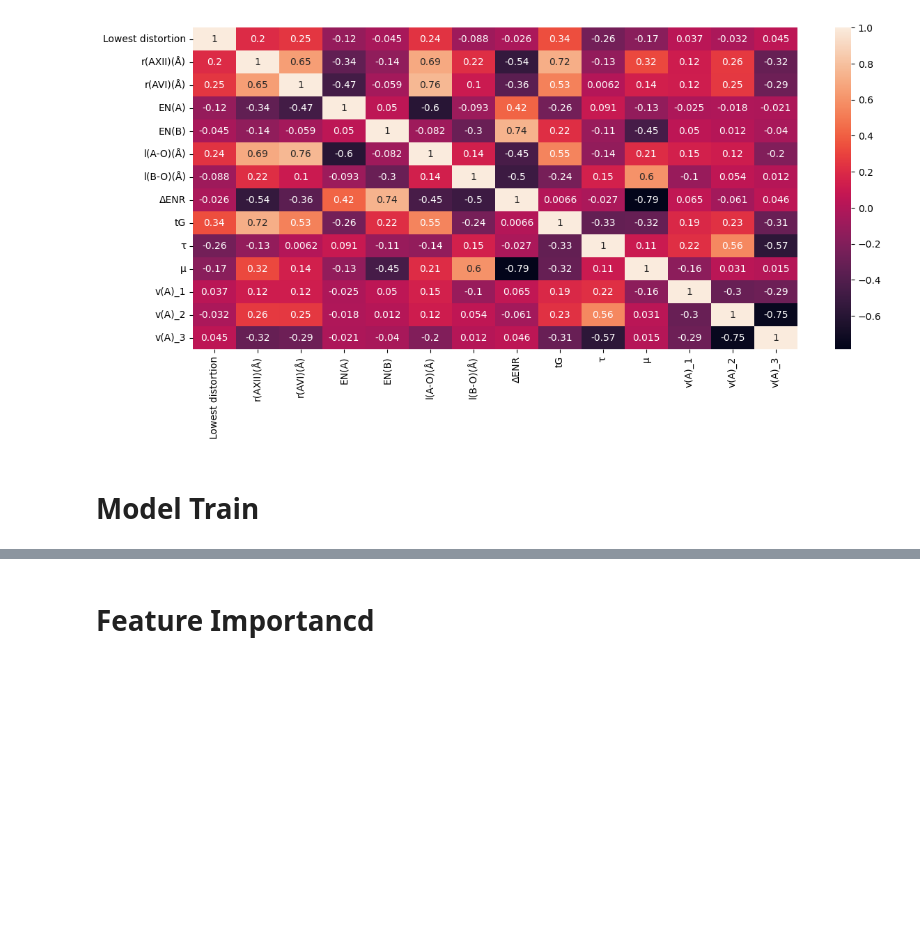
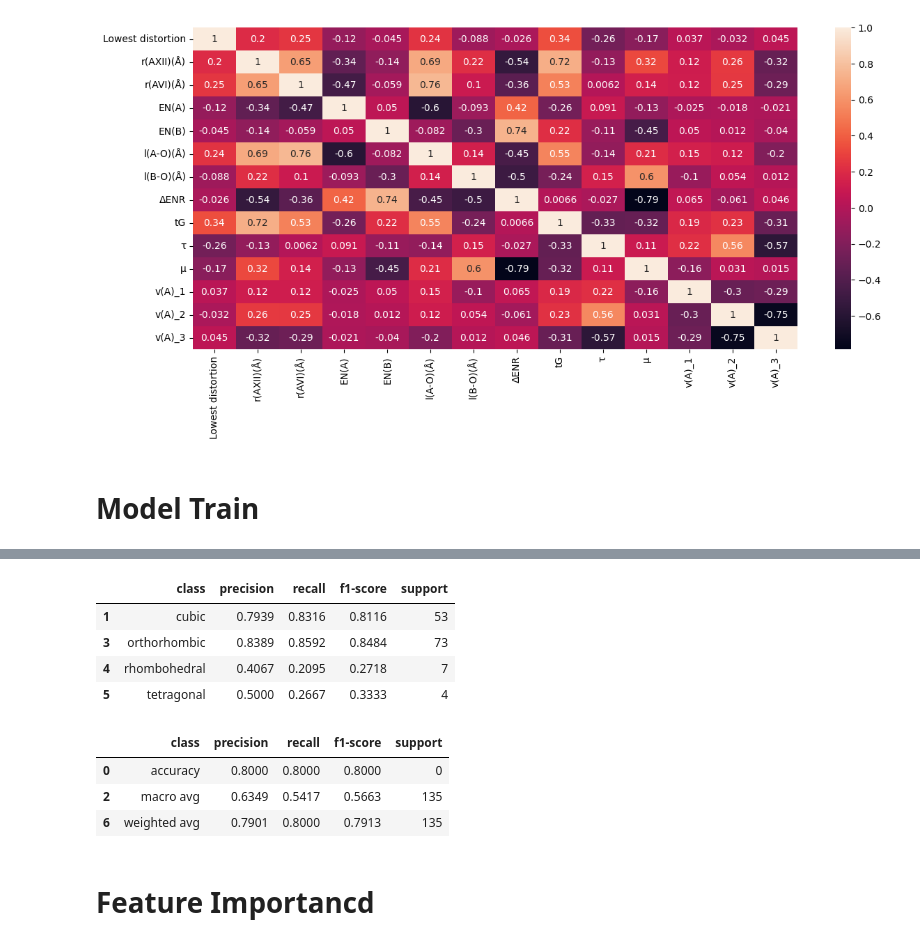
Before and after one commit to omarfarukof/ABO3_Perovskites_Classification, a Jupyter notebook: Notebook/model.ipynb, the cells around one changed output, grey strips where cells are left out. Drawn from its saved outputs; the diff is of its cells as text; code cells hidden in the pictures; blank space fills up the shorter version.

```diff
--- a/Notebook/model.ipynb
+++ b/Notebook/model.ipynb
@@ -436,3 +837,18 @@ accuracy_score(y_test, y_pred)
+# %%
+averaged_report
+# %% [output]
+|  | class | precision | recall | f1-score | support |
+| 1 | cubic | 0.7939 | 0.8316 | 0.8116 | 53 |
+| 3 | orthorhombic | 0.8389 | 0.8592 | 0.8484 | 73 |
+| 4 | rhombohedral | 0.4067 | 0.2095 | 0.2718 | 7 |
+| 5 | tetragonal | 0.5000 | 0.2667 | 0.3333 | 4 |
+# %%
+summary_df
+# %% [output]
+|  | class | precision | recall | f1-score | support |
+| 0 | accuracy | 0.8000 | 0.8000 | 0.8000 | 0 |
+| 2 | macro avg | 0.6349 | 0.5417 | 0.5663 | 135 |
+| 6 | weighted avg | 0.7901 | 0.8000 | 0.7913 | 135 |
 # %% [markdown]
 # Feature Importancd
 # %%
```
Also changed, not shown: parts of 13 cells of this notebook, 5 other files.
